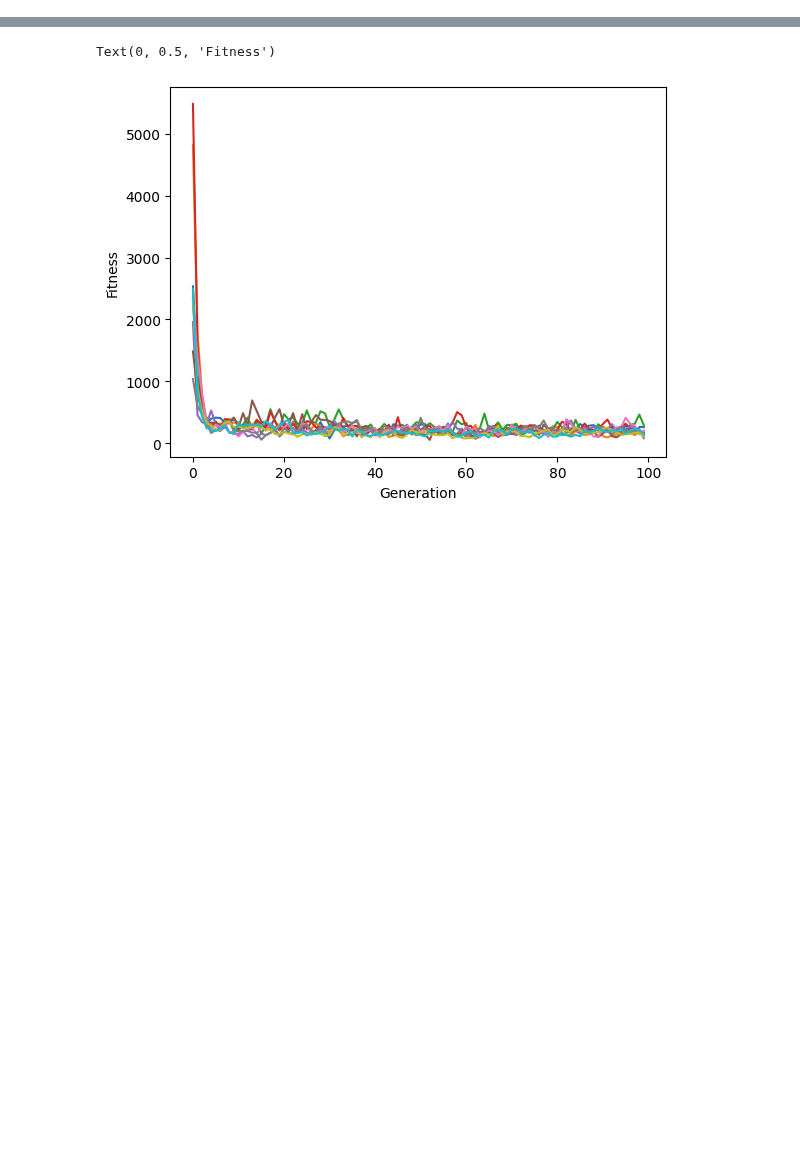
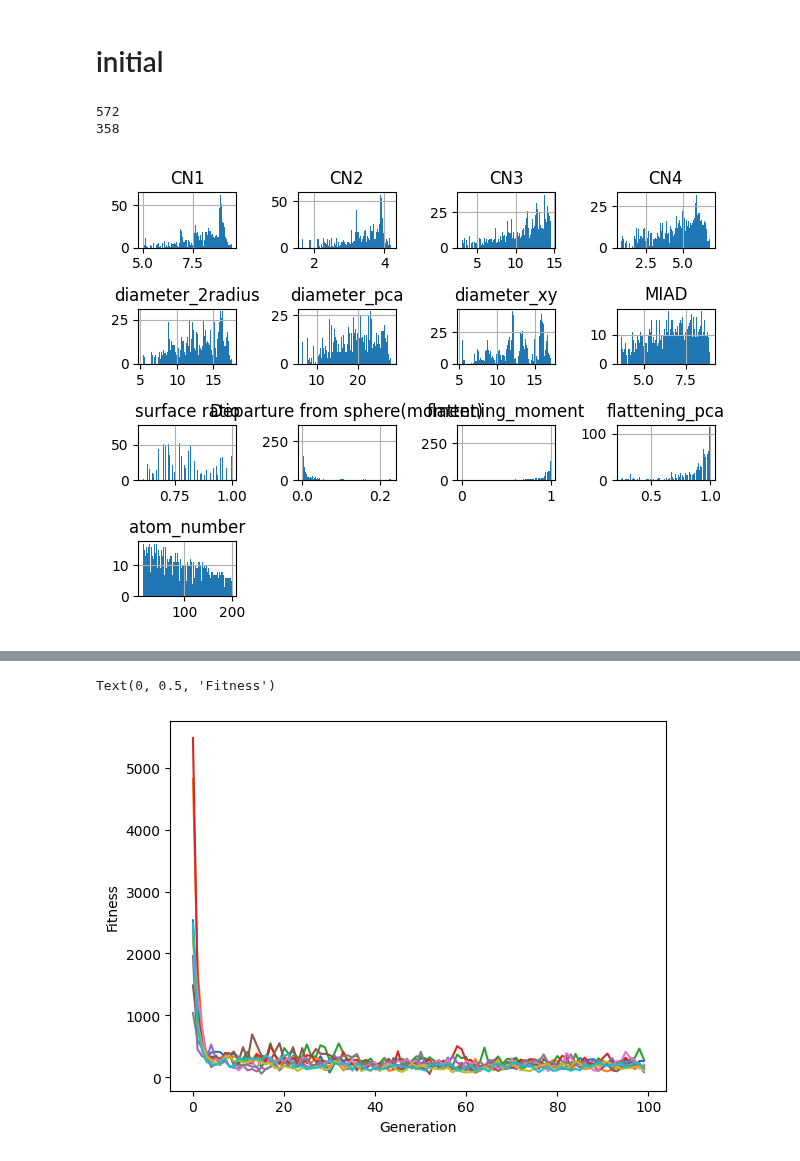
Before and after one commit to kaifengZheng/GA_nano_generator, a Jupyter notebook: particle_generator_test_convex.ipynb, the cells around one changed output, grey strips where cells are left out. Cells and saved outputs as stored; diff of their text form; code cells hidden in the pictures; blank space fills up the shorter version.

```diff
--- a/particle_generator_test_convex.ipynb
+++ b/particle_generator_test_convex.ipynb
@@ -266,9 +266,9 @@ def crossover(lc,parent1,parent2,cross_over_rate=0.6,max_num_atoms=100):
         return parent1,parent2
 
 def mutation(genome,lc,max_num_atoms,mutation_rate=0.3):
-    mr=random.random()
+    mr=random.uniform(0,1)
     num_atoms=len(np.where(np.array(genome)==1)[0])
-    if mr<=mutation_rate/2:
+    if mr<=mutation_rate/3:
         genome_update=np.zeros(len(genome))
         renum=0
         while len(np.where(np.array(genome_update)==1)[0])<1/3*num_atoms and renum<5:
@@ -280,7 +280,7 @@ def mutation(genome,lc,max_num_atoms,mutation_rate=0.3):
             renum+=1
         if renum==5:
             genome_update=genome
-    if mr>mutation_rate/2 and mr<=mutation_rate:
+    if mr>mutation_rate/3 and mr<=mutation_rate*2/3:
         genome_update=np.zeros(len(genome))
         renum=0
         while len(np.where(np.array(genome_update)==1)[0])<1/3*num_atoms and renum<5:
@@ -290,6 +290,12 @@ def mutation(genome,lc,max_num_atoms,mutation_rate=0.3):
             renum+=1
         if renum==5:
             genome_update=genome
+    if mr>mutation_rate*2/3 and mr<=mutation_rate:
+        #2. initialization of populations
+        genome_update = ini_population(lc=lc,
+                                    population_size=1,
+                                    max_num_atoms=max_num_atoms,
+                                    num_atoms=None)[0][0]
 
     else:
         genome_update=genome
@@ -399,14 +405,16 @@ def is_point_in_hull(point,hull,lc):
     return np.all(np.dot(equations[:,:-1],point)+equations[:,-1]<=lc/(2*np.sqrt(2)))
 
 
+
 def genetic_algorithm(max_num_atoms=200,
-                      generations=30,
+                      generations=40,
                       population_size=100,
                       lc=3.77,
                       mutation_rate=0.3,
                       cross_over_rate=0.3,
-                      descriptors={"surface ratio": 1,
-                                    "flattening_moment": 0.7,
+                      descriptors={
+                                    "flattening_moment": 1,
+                                    "atom_number":55
                       }
                 # "CN1":6,
                 # "CN2":1.5,
@@ -543,0 +560,2 @@ Generation8:ave Finess=0.2554714285714286,best Predict=[1.   0.72]
+# %% [markdown]
+# initial
@@ -543,0 +606,40 @@ Generation8:ave Finess=0.2554714285714286,best Predict=[1.   0.72]
+# %%
+max_num_atoms=200
+generations=30
+population_size=1000
+lc=3.77
+mutation_rate=0.3
+cross_over_rate=0.3
+descriptors={
+            "flattening_moment": 1,
+            "atom_number":55
+}
+num_lattice=max_num_atoms//2 #since one unit cell of fcc lattice has 2 atoms
+n_max=int(np.ceil(np.cbrt(num_lattice)))
+lattice_big=empty_lattice(lc,n_max,n_max,n_max)
+
+#2. initialization of populations
+populations,parameters = ini_population(lc=lc,
+                            population_size=population_size,
+                            max_num_atoms=max_num_atoms,
+                            num_atoms=None)
+particle_list=[]
+for i in range(len(populations)):
+    particle,_=recon_coordfromcodes(populations[i],lc,max_num_atoms)
+    particle_list.append(Atoms(positions=particle,symbols=['Pt']*len(particle)))
+particles_descriptors=[]
+bas=[]
+
+for i in range(len(particle_list)):
+    particles_descriptors.append(descriptor_table(particle_list[i]))
+pdes=pd.DataFrame(particles_descriptors)
+pdes.hist(bins=100)
+plt.tight_layout()
+# best_clustering_energy=min(clustering_energy_values)
+#[3]. record the reconstructed particles using Atoms objects.
+print(len(np.where((pdes['flattening_moment']<1)&(pdes['flattening_moment']>0))[0]))
+print(len(np.where(pdes['flattening_moment']==0)[0]))
+# %% [output]
+572
+358
+[figure, added]
```
Also changed, not shown: parts of 40 cells of this notebook.
